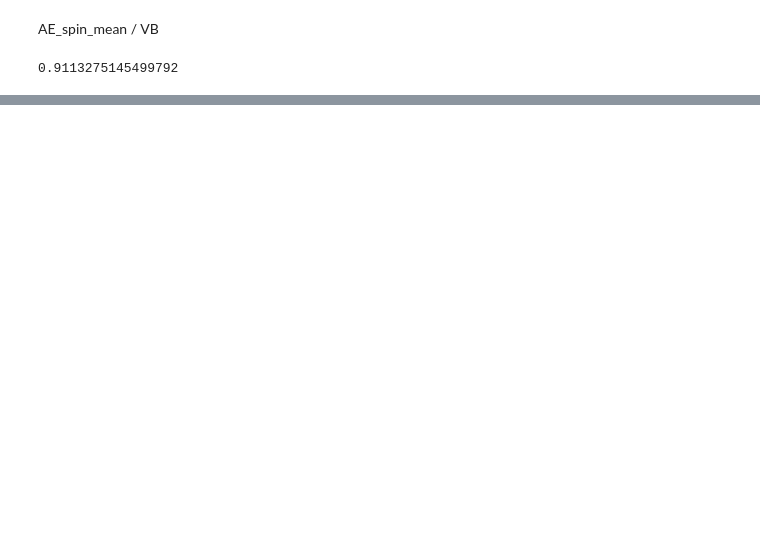
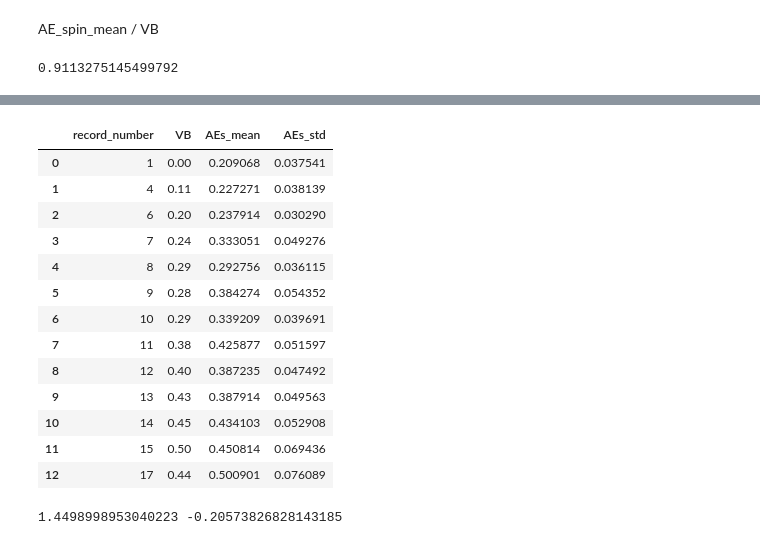
Before and after one commit to caisongjiang13-source/Nasa-milling-tool-wear, a Jupyter notebook: notebooks/Mill_phase_2_Fixed.ipynb, the cells around one changed output, grey strips where cells are left out. Drawn from its saved outputs; the diff is of its cells as text; code cells hidden in the pictures; blank space fills up the shorter version.

```diff
--- a/notebooks/Mill_phase_2_Fixed.ipynb
+++ b/notebooks/Mill_phase_2_Fixed.ipynb
@@ -473,9 +485,30 @@ print(pearcorr_meanAE_spin[0,1])
 # %%
 features_AE_sp = pd.DataFrame({
     "record_number": number,
     "VB": VB_work,
-    "AE_mean": AE_spindle_cut_mean,
-    "AE_std": AE_spindle_cut_std
+    "AEs_mean": AE_spindle_cut_mean,
+    "AEs_std": AE_spindle_cut_std
 })
 
 display(features_AE_sp)
+# %% [output]
+|  | record_number | VB | AEs_mean | AEs_std |
+| 0 | 1 | 0.00 | 0.209068 | 0.037541 |
+| 1 | 4 | 0.11 | 0.227271 | 0.038139 |
+| 2 | 6 | 0.20 | 0.237914 | 0.030290 |
+| 3 | 7 | 0.24 | 0.333051 | 0.049276 |
+| 4 | 8 | 0.29 | 0.292756 | 0.036115 |
+| 5 | 9 | 0.28 | 0.384274 | 0.054352 |
+| 6 | 10 | 0.29 | 0.339209 | 0.039691 |
+| 7 | 11 | 0.38 | 0.425877 | 0.051597 |
+| 8 | 12 | 0.40 | 0.387235 | 0.047492 |
+| 9 | 13 | 0.43 | 0.387914 | 0.049563 |
+| 10 | 14 | 0.45 | 0.434103 | 0.052908 |
+| 11 | 15 | 0.50 | 0.450814 | 0.069436 |
+| 12 | 17 | 0.44 | 0.500901 | 0.076089 |
+# %%
+a_AEs_mean = np.polyfit(features_AE_sp["AEs_mean"],features_AE_sp["VB"],1)[0]
+b_AEs_mean = np.polyfit(features_AE_sp["AEs_mean"],features_AE_sp["VB"],1)[1]
+print(a_AEs_mean,b_AEs_mean)
+# %% [output]
+1.4498998953040223 -0.20573826828143185
```
Also changed, not shown: parts of 14 cells of this notebook.
